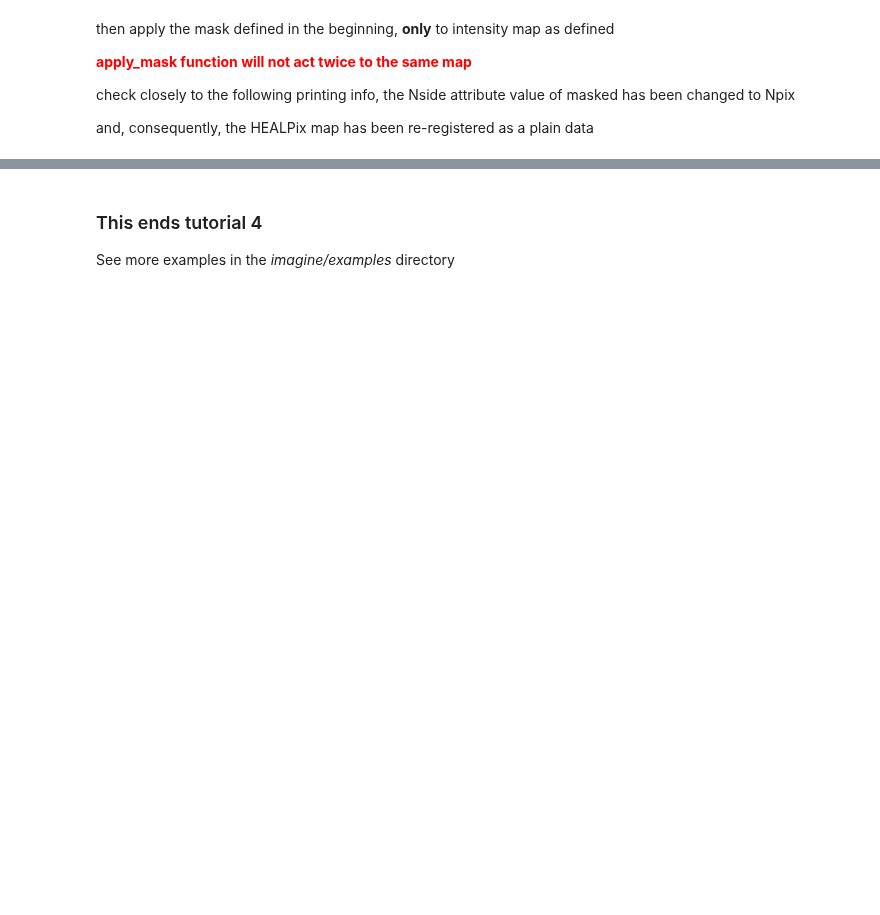
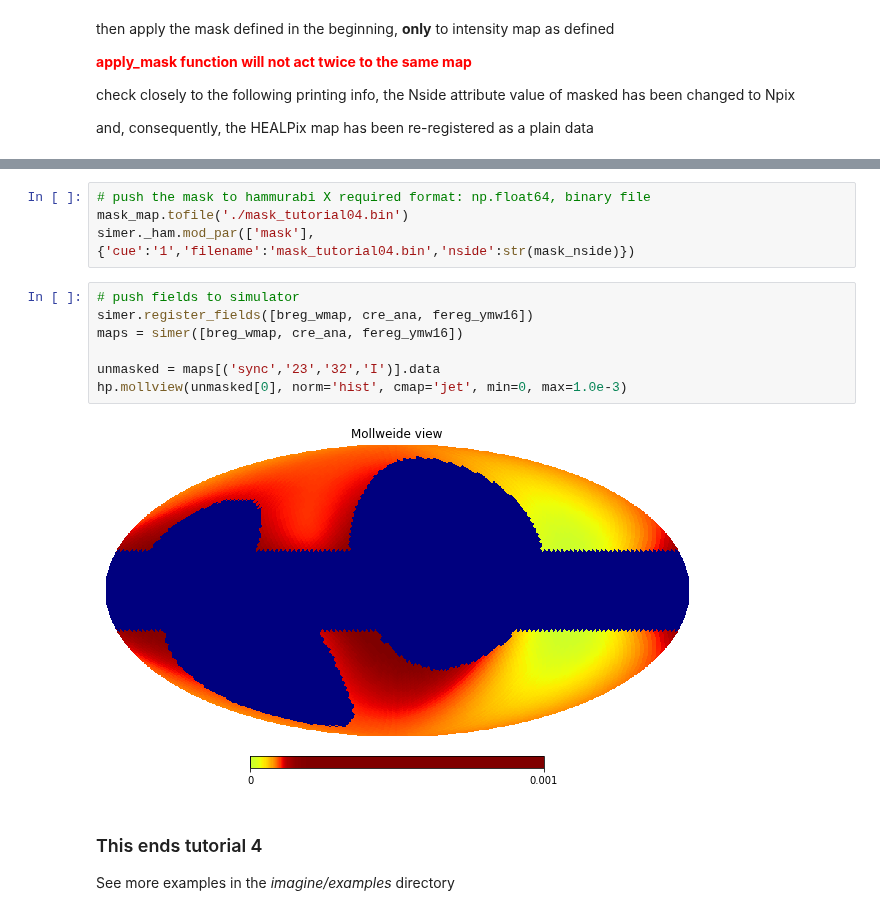
Before and after one commit to IMAGINE-Consortium/imagine, a Jupyter notebook: tutorials/tutorial_four.ipynb, the cells around one changed output, grey strips where cells are left out. Cells and saved outputs as stored; diff of their text form; blank space fills up the shorter version.

Commit message:
update hammurabi interface and tutorials with hammurabi v2.4.0

```diff
--- a/tutorials/tutorial_four.ipynb
+++ b/tutorials/tutorial_four.ipynb
@@ -142,3 +160,16 @@ for i in range(len(masked)):
+# %%
+# push the mask to hammurabi X required format: np.float64, binary file
+mask_map.tofile('./mask_tutorial04.bin')
+simer._ham.mod_par(['mask'],{'cue':'1','filename':'mask_tutorial04.bin','nside':str(mask_nside)})
+# %%
+# push fields to simulator
+simer.register_fields([breg_wmap, cre_ana, fereg_ymw16])
+maps = simer([breg_wmap, cre_ana, fereg_ymw16])
+
+unmasked = maps[('sync','23','32','I')].data
+hp.mollview(unmasked[0], norm='hist', cmap='jet', min=0, max=1.0e-3)
+# %% [output]
+[figure, added]
 # %% [markdown]
 ### This ends tutorial 4
 
```
Also changed, not shown: parts of 5 cells of this notebook, 6 other files.
